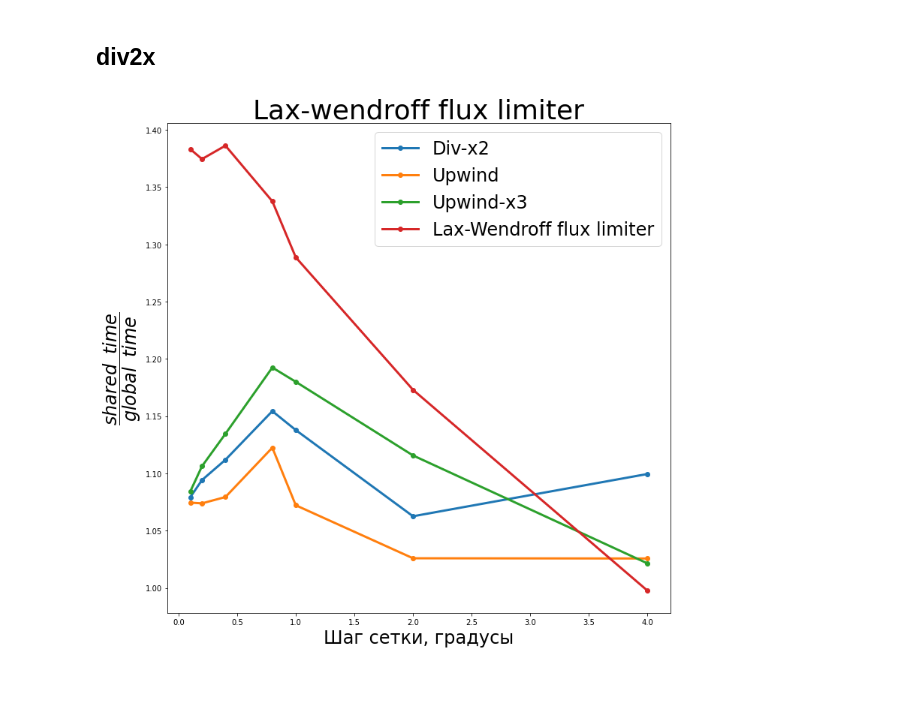
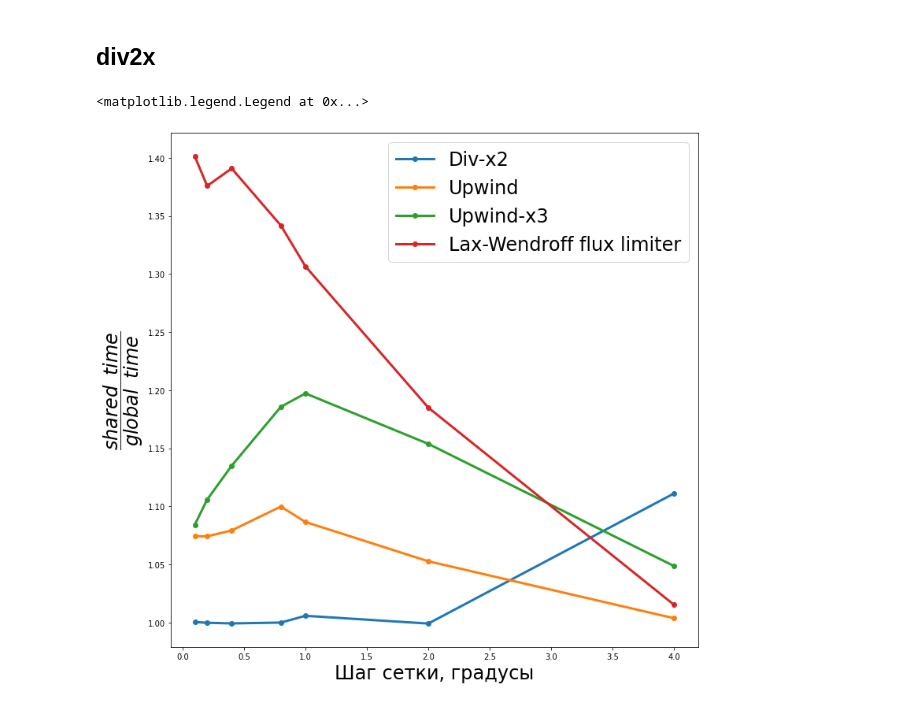
Before and after one commit to Lizzzka007/PythonProgs, a Jupyter notebook: ScaledPerfomance.ipynb, the cells around one changed output. Cells and saved outputs as stored; diff of their text form; code cells hidden in the pictures.

```diff
--- a/ScaledPerfomance.ipynb
+++ b/ScaledPerfomance.ipynb
@@ -174,32 +185,46 @@ plt.title("Lax-wendroff flux limiter", fontsize=40);
 # %% [markdown]
 ## div2x
 # %%
-sh_lax =  [0.003882, 0.011849, 0.063894, 0.124220, 0.876054, 6.522327, 51.479590]
-gl_lax  = [0.003891, 0.010101, 0.049579, 0.092862, 0.631948, 4.745014, 37.217161]
+# sh_lax =  [0.003882, 0.011849, 0.063894, 0.124220, 0.876054, 6.522327, 51.479590]
+# gl_lax  = [0.003891, 0.010101, 0.049579, 0.092862, 0.631948, 4.745014, 37.217161]
 
-sh_u =  [0.002669, 0.006051, 0.031865, 0.059092, 0.398131, 3.059635, 24.866976]
-gl_u  = [0.002602, 0.005898, 0.029719, 0.052642, 0.368840, 2.849114, 23.142612]
+# sh_u =  [0.002669, 0.006051, 0.031865, 0.059092, 0.398131, 3.059635, 24.866976]
+# gl_u  = [0.002602, 0.005898, 0.029719, 0.052642, 0.368840, 2.849114, 23.142612]
 
-sh_u3 =  [0.002949, 0.007616, 0.036421, 0.065766, 0.430264, 3.240328, 25.852837]
-gl_u3  = [0.002887, 0.006826, 0.030864, 0.055149, 0.379209, 2.928922, 23.843616]
+# sh_u3 =  [0.002949, 0.007616, 0.036421, 0.065766, 0.430264, 3.240328, 25.852837]
+# gl_u3  = [0.002887, 0.006826, 0.030864, 0.055149, 0.379209, 2.928922, 23.843616]
 
-sh_d =  [0.002773, 0.006211, 0.031374, 0.057538, 0.391294, 3.035254, 24.517676]
-gl_d  = [0.002522, 0.005845, 0.027572, 0.049841, 0.351896, 2.773830, 22.717784]
+# sh_d =  [0.002768, 0.006211, 0.031374, 0.057538, 0.391294, 3.035254, 24.517676]
+# gl_d  = [0.002522, 0.005845, 0.027572, 0.049841, 0.351896, 2.773830, 22.717784]
+
+sh_d =  [0.002768, 0.006348, 0.031750, 0.058140, 0.398000, 3.060368, 24.885206]
+gl_d  = [0.002491, 0.006353, 0.031564, 0.058137, 0.398272, 3.060703, 24.871362]
+
+sh_u =  [0.002643, 0.006059, 0.031629, 0.058052, 0.398179, 3.060778, 24.870010]
+gl_u  = [0.002633, 0.005755, 0.029108, 0.052779, 0.368902, 2.849260, 23.146242]
+
+sh_u3 =  [0.002929, 0.007485, 0.036895, 0.065672, 0.430538, 3.239822, 25.858199]
+gl_u3  = [0.002793, 0.006487, 0.030816, 0.055385, 0.379310, 2.929673, 23.847584]
+
+sh_lax =  [0.003913, 0.011835, 0.064631, 0.123989, 0.879100, 6.526450, 52.163806]
+gl_lax  = [0.003854, 0.009987, 0.049465, 0.092408, 0.632063, 4.743587, 37.229384]
+
 AngleStep = [4, 2, 1, 0.8, 0.4, 0.2, 0.1]
 
 Scale1(sh_lax, gl_lax)
 Scale1(sh_u, gl_u)
 Scale1(sh_u3, gl_u3)
 Scale1(sh_d, gl_d)
 
 fig, ax = plt.subplots(figsize=(12,12))
 plt.xlabel("Шаг сетки, градусы", fontsize=24)
 plt.ylabel("$\dfrac{shared \;\; time}{global \;\; time}$", fontsize=24)
 ax.plot(AngleStep, sh_d, marker='o', linewidth=3, label="Div-x2")
 ax.plot(AngleStep, sh_u, marker='o', linewidth=3, label="Upwind")
 ax.plot(AngleStep, sh_u3, marker='o', linewidth=3, label="Upwind-x3")
 ax.plot(AngleStep, sh_lax, marker='o', linewidth=3, label="Lax-Wendroff flux limiter")
 ax.legend(fontsize = 24, loc='best')
-plt.title("Lax-wendroff flux limiter", fontsize=36);
+# plt.title("Lax-wendroff flux limiter", fontsize=36);
 # %% [output]
+<matplotlib.legend.Legend at 0x...>
-[figure, old version]
+[figure, new version]
```
Also changed, not shown: parts of 6 cells of this notebook.
